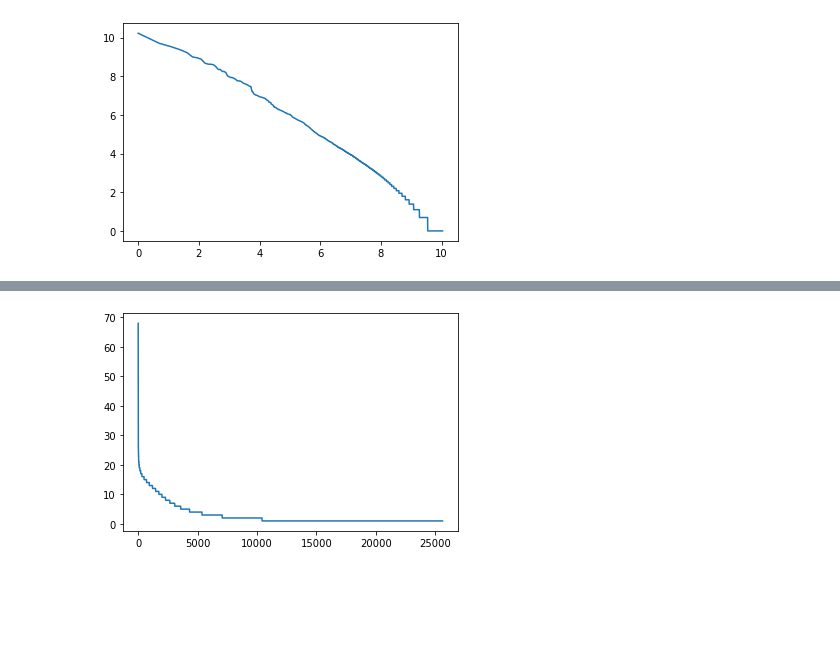
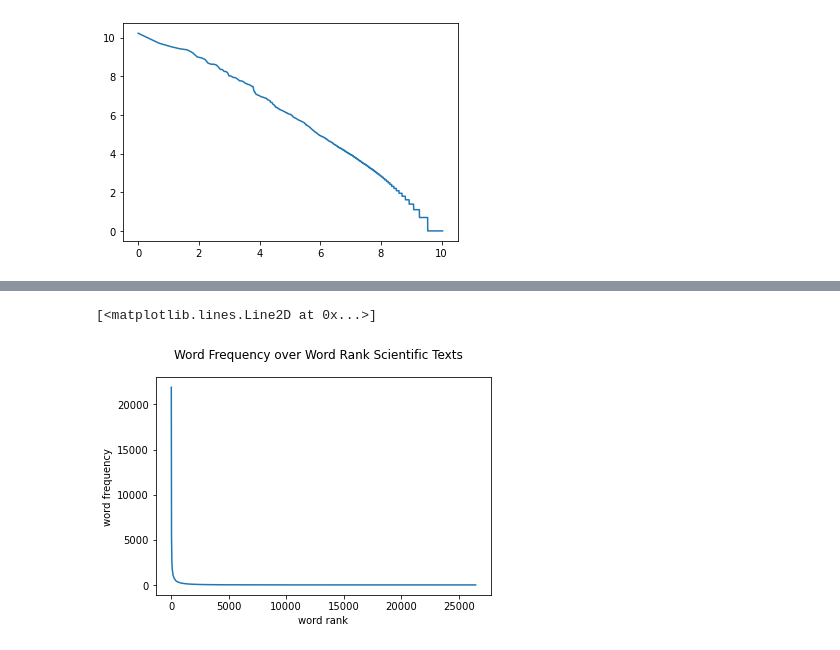
Before and after one commit to Unilmalas/TextAI, a Jupyter notebook: snippets 46.ipynb, the cells around one changed output, grey strips where cells are left out. Saved outputs shown, nothing was run; the diff lists cells and outputs as text; code cells hidden in the pictures; blank space fills up the shorter version.

```diff
--- a/snippets 46.ipynb
+++ b/snippets 46.ipynb
@@ -158,7 +166,7 @@ MY_PATH = r'C:\Users\bscho\Documents\DL\lrgtxt0'
 os.chdir(MY_PATH)
 
 doc_tokenized_sci = [
-   simple_preprocess(line, deacc =True) for line in open('bsc_corpus0.txt', encoding='utf-8')  # 9000 studies MF
+   simple_preprocess(line, deacc=True, min_len=1, max_len=20) for line in open('bsc_corpus0.txt', encoding='utf-8')  # 9000 studies MF
 ]
 dict_sci = corpora.Dictionary(doc_tokenized_sci)
 
@@ -187,7 +195,12 @@ fig.savefig('zipf_comp0.png', dpi=100, bbox_inches = 'tight', pad_inches=0.2)
 # %%
 Xsci = [x for x in range(1, len(diclst_sci)+1)]
 Ysci = [x[1] for x in diclst_sci]
-plt.plot(Xsci, Ysci)
-plt.show()
+
+fig, ax1 = plt.subplots(1, 1)
+fig.suptitle("Word Frequency over Word Rank Scientific Texts")
+ax1.set(xlabel='word rank', ylabel='word frequency')
+
+ax1.plot(Xsci, Ysci)
 # %% [output]
+[<matplotlib.lines.Line2D at 0x...>]
-[figure, old version]
+[figure, new version]
```
Also changed, not shown: parts of 11 cells of this notebook.
